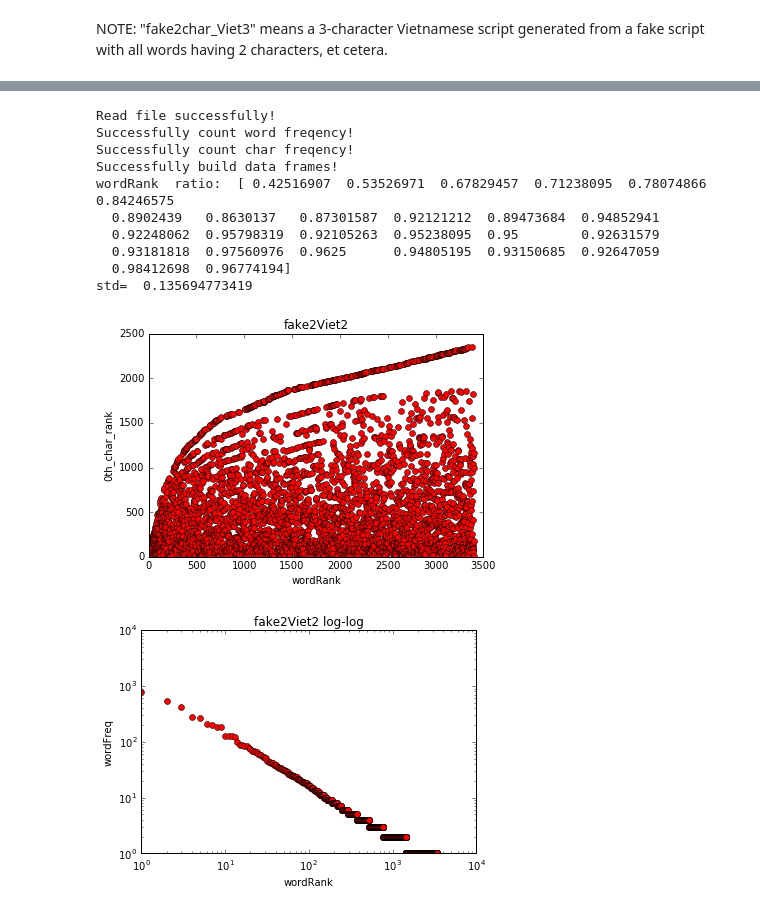
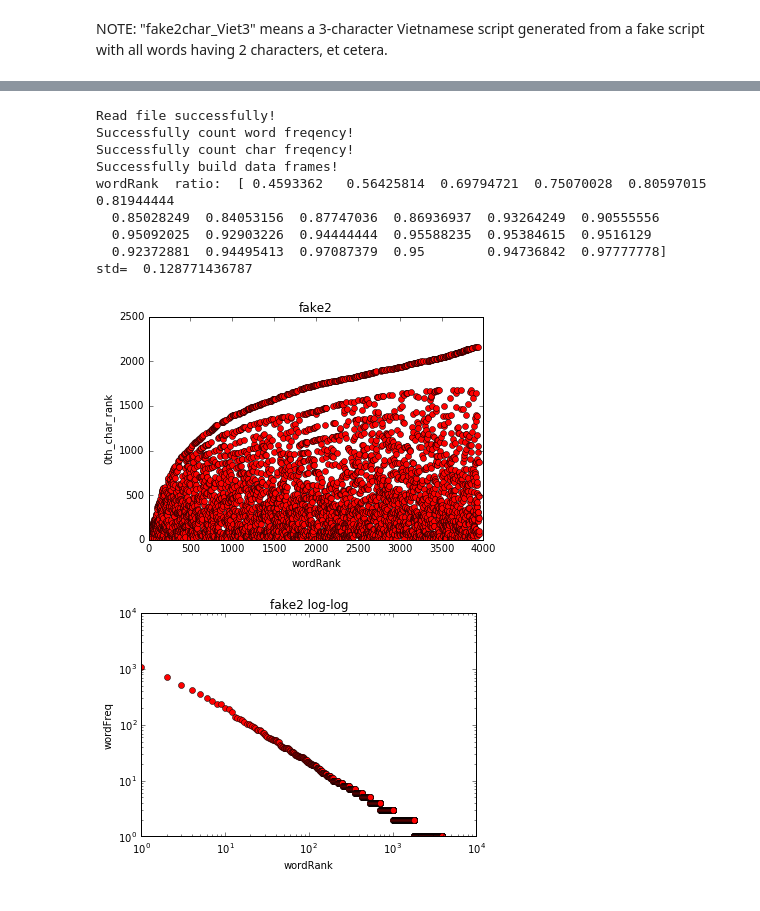
Before and after one commit to godofhoe/2016_Dec_10_fake_script_Vietnamese, a Jupyter notebook: crazy_fake_count_2016_Dec_10.ipynb, the cells around one changed output, grey strips where cells are left out. Cells and saved outputs as stored; diff of their text form; code cells hidden in the pictures.

```diff
--- a/crazy_fake_count_2016_Dec_10.ipynb
+++ b/crazy_fake_count_2016_Dec_10.ipynb
@@ -285,22 +297,21 @@ writer.save()
 # %%
 #encode = "UTF-16" #(1)
 encode = "UTF-8"   #(2)
 ##if anything goes into trouble, use (1) instead of (2), and vise versa.
-filename = "DEC10FAKE3.txt" #change filename when you want to get statictical information of another
+filename = "DEC16FAKE2_2.txt" #change filename when you want to get statictical information of another
 ##text file.
 big, char, word = main(filename,encode)
-draw(big,title = "fake2Viet2")
+draw(big,title = "fake2")
 arr = check_const_ratio(word,feature= "wordRank", criteria = "wordFreq",max_range = 200)
 # %% [output]
 Read file successfully!
 Successfully count word freqency!
 Successfully count char freqency!
 Successfully build data frames!
-wordRank  ratio:  [ 0.42516907  0.53526971  0.67829457  0.71238095  0.78074866  0.84246575
-  0.8902439   0.8630137   0.87301587  0.92121212  0.89473684  0.94852941
-  0.92248062  0.95798319  0.92105263  0.95238095  0.95        0.92631579
-  0.93181818  0.97560976  0.9625      0.94805195  0.93150685  0.92647059
-  0.98412698  0.96774194]
-std=  0.135694773419
+wordRank  ratio:  [ 0.4593362   0.56425814  0.69794721  0.75070028  0.80597015  0.81944444
+  0.85028249  0.84053156  0.87747036  0.86936937  0.93264249  0.90555556
+  0.95092025  0.92903226  0.94444444  0.95588235  0.95384615  0.9516129
+  0.92372881  0.94495413  0.97087379  0.95        0.94736842  0.97777778]
+std=  0.128771436787
-[figure, old version]
+[figure, new version]
-[figure, old version]
+[figure, new version]
```
Also changed, not shown: parts of 13 cells of this notebook, 1 other file.
